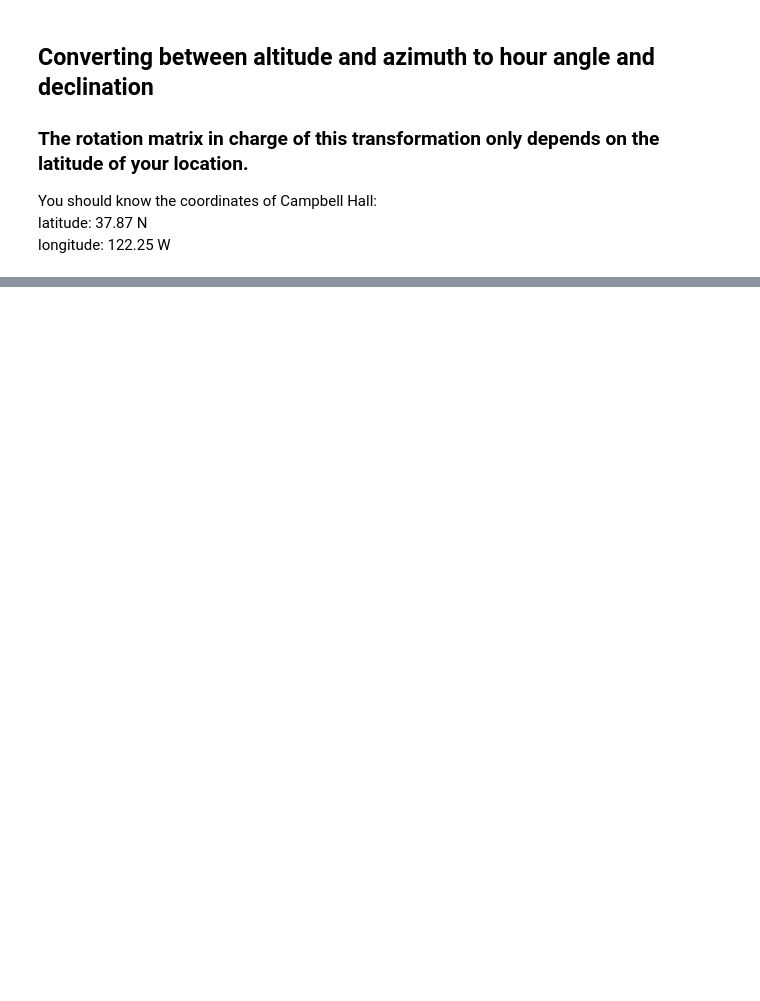
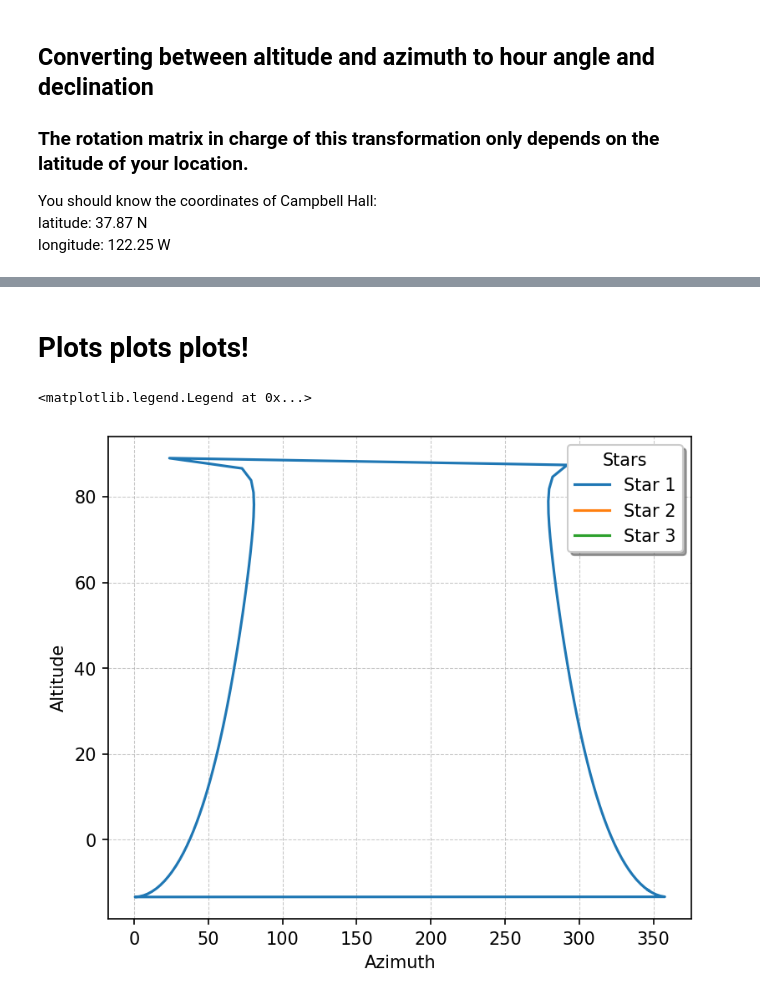
Before and after one commit to apwaterman/Intro2Telescopes-UAS, a Jupyter notebook: TeleDeCal_Lab2.ipynb, the cells around one changed output, grey strips where cells are left out. Saved outputs shown, nothing was run; the diff lists cells and outputs as text; code cells hidden in the pictures; blank space fills up the shorter version.

```diff
--- a/TeleDeCal_Lab2.ipynb
+++ b/TeleDeCal_Lab2.ipynb
@@ -184,0 +212,21 @@ RA = (LST - Ha_altair) % (2*np.pi)
+# %% [markdown]
+# Plots plots plots!
+# %%
+fig = plt.figure(figsize=(6, 5), dpi=150)
+gs = fig.add_gridspec(1, hspace=0)
+ax = fig.add_subplot(gs[:])
+
+ax.plot(az_1, alt_1, label='Star 1')
+ax.plot(az_2, alt_2, label='Star 2')
+ax.plot(az_3, alt_3, label='Star 3')
+# ax.plot(alt_4, az_4, label='Star 4')
+
+ax.set_xlabel('Azimuth', fontsize=10)
+ax.set_ylabel('Altitude', fontsize=10)
+
+ax.grid(True, linestyle="--", linewidth=0.5, alpha=0.7, zorder=1)
+
+ax.legend(title='Stars', frameon=True, shadow=True, loc="best")
+# %% [output]
+<matplotlib.legend.Legend at 0x...>
+[figure, added]
```
Also changed, not shown: parts of 23 cells of this notebook.
